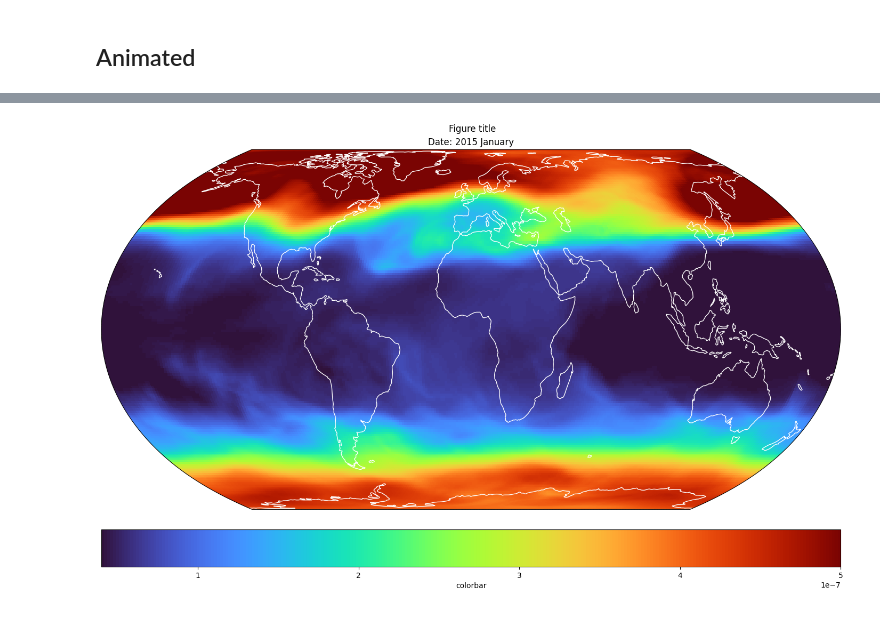
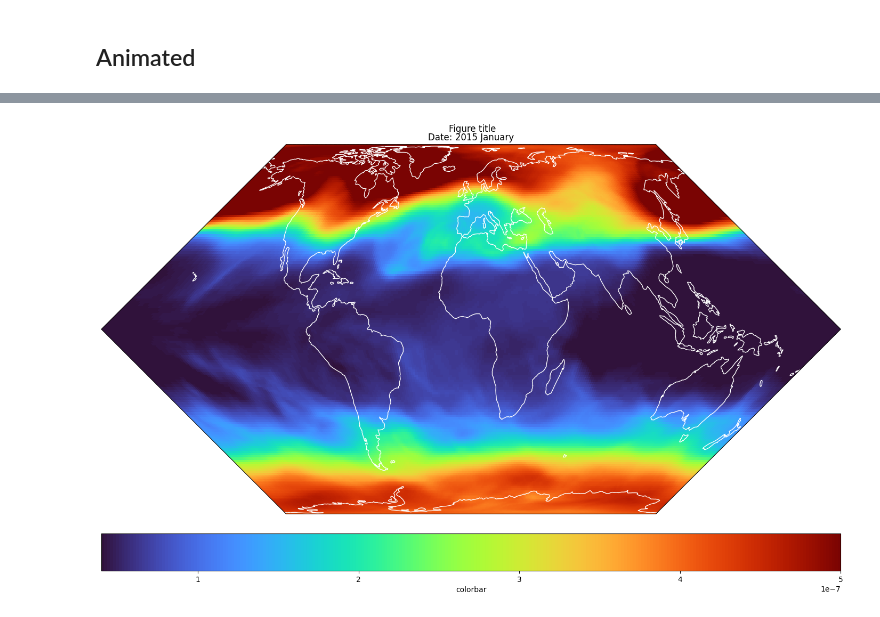
Before and after one commit to lara-j-ds/Summer_Project_24-25, a Jupyter notebook: JupyterNotebook/Xarray_StartupGuide.ipynb, the cells around one changed output, grey strips where cells are left out. Cells and saved outputs as stored; diff of their text form; code cells hidden in the pictures.

```diff
--- a/JupyterNotebook/Xarray_StartupGuide.ipynb
+++ b/JupyterNotebook/Xarray_StartupGuide.ipynb
@@ -242,24 +233,27 @@ Text(0.5, 1.0, 'Date: 2015 January, Pressure Level: 200hPa')
 # location based vector data--> option 1: Quivers
 
 # select and prepare data
-u = eastwind[::4, ::4]
-v = northwind[::4, ::4]
+time = 0
+pressure = 200
+
+u = ds.ua.isel(time=time).sel(plev=pressure)[::4, ::4]
+v = ds.va.isel(time=time).sel(plev=pressure)[::4, ::4]
 windspeed = (u**2 + v**2)**0.5
-projection = ccrs.PlateCarree(central_longitude=0) # only works with rectangular/square projections
+cmap = 'turbo'
 
 ## Plotting
-fig = plt.figure(figsize=fig_dimensions)
-ax = plt.axes(projection=projection)
+fig = plt.figure(figsize=(14,9))
+ax = plt.axes(projection=ccrs.PlateCarree())
 
 ## details
-ax.set_extent([-150,0, -80, 45], crs=transform) #[minlon, maxlon, minlat, maxlat]
+ax.set_extent([-150,0, -80, 45], crs=ccrs.PlateCarree()) #[minlon, maxlon, minlat, maxlat]
 ax.gridlines(color='powderblue', linestyle='--', linewidth=1, draw_labels=True)
 ax.coastlines(color='k', linewidth=1)
 
 ## labels/words
 colorbar.set_label(label='windspeed (m/s)', size=10)
 fig.suptitle(t='Quiverplot of Wind Vectors', size=15)
-ax.set_title(label='Date: %s, Pressure Level: %.fhPa' %(timefmt(timeindex), pressurevalue))
+ax.set_title(label='Date: %s, Pressure Level: %.fhPa' %(timefmt(time), pressure))
 
 
 
@@ -268,9 +262,10 @@ qv = ax.quiver(u.lon, u.lat, u, v, color='darkblue', scale=600, width=0.002, tra
 
 # # arrows coloured by strength
 # qv = ax.quiver(u.lon, u.lat, u, v, windspeed, cmap=cmap, scale=600, width=0.002, transform=ccrs.PlateCarree())
+# colorbar = fig.colorbar(qv, ax=ax, location='bottom')
 
 # # but could also color this by a secondary variable...
-# secondvar = ozone[::4, ::4]
+# secondvar = ds.o3.isel(time=time).sel(plev=pressure)[::4, ::4]
 # qv = ax.quiver(u.lon, u.lat, u, v, secondvar, cmap=cmap, scale=600, width=0.002, transform=ccrs.PlateCarree())
 # colorbar = fig.colorbar(qv, ax=ax, location='bottom')
 
@@ -379,15 +377,16 @@ Wall time: 22 s
 
 ds_constants = ds.o3.sel(plev=200) # fixing pressure level at 200hPa
 num_frames = 25
+cmap = 'turbo'
+cnorm = mpl.colors.Normalize(vmin=4*10**-8, vmax=5*10**-7)
 
-
-fig = plt.figure(figsize=fig_dimensions, layout='compressed')
-ax=plt.axes(projection=projection)
+fig = plt.figure(figsize=(14,9), layout='compressed')
+ax=plt.axes(projection=ccrs.EckertII())
 
 fig.suptitle('Figure title')
 
-graph = ds_constants.isel(time=0).plot.pcolormesh(ax=ax, cmap=cmap, norm=cnorm_o3, transform=transform, add_colorbar=False)
-colorbar = fig.colorbar(mpl.cm.ScalarMappable(norm=cnorm_o3, cmap=cmap), ax=ax, location='bottom', label='colorbar')
+graph = ds_constants.isel(time=0).plot.pcolormesh(ax=ax, cmap=cmap, norm=cnorm, transform=ccrs.PlateCarree(), add_colorbar=False)
+colorbar = fig.colorbar(mpl.cm.ScalarMappable(norm=cnorm, cmap=cmap), ax=ax, location='bottom', label='colorbar')
 ax.coastlines(color='w')
 
 def animate(num): # function to update each frame
@@ -403 +402 @@ Wall time: 13 s
-[figure, old version]
+[figure, new version]
```
Also changed, not shown: parts of 9 cells of this notebook, 1 other file.
